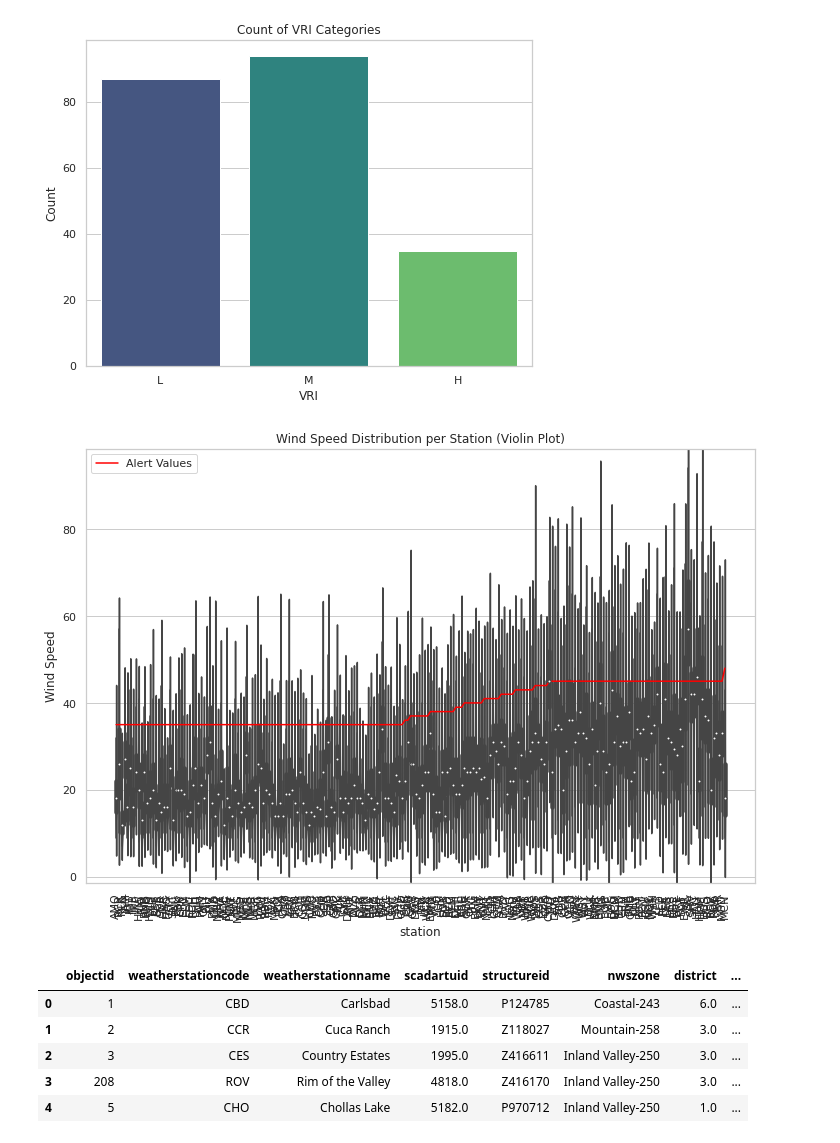
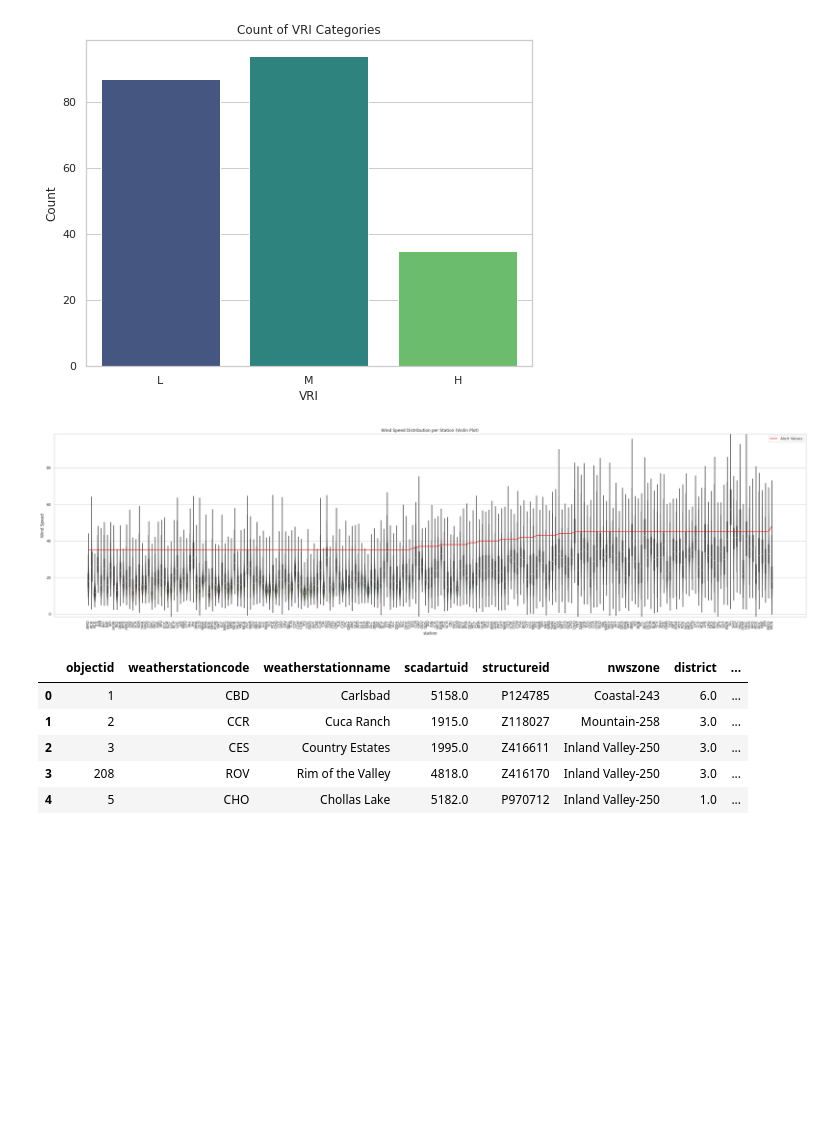
Before and after one commit to gkao25/dsc180a-wildfire, a Jupyter notebook: DSC_180A_Project1_Steven_Sahar.ipynb, the cells around one changed output. Saved outputs shown, nothing was run; the diff lists cells and outputs as text; code cells hidden in the pictures; blank space fills up the shorter version.

```diff
--- a/DSC_180A_Project1_Steven_Sahar.ipynb
+++ b/DSC_180A_Project1_Steven_Sahar.ipynb
@@ -220,26 +228,26 @@ plt.show()
 # %% [output]
 [figure]
 # %%
-plt.figure(figsize=(12, 8))
+plt.figure(figsize=(40, 10))
 
 #Sort station by ascending alert values
 station_summary_sorted = station_summary_snapshot.sort_values(by='alert')
 sorted_stations = station_summary_sorted['station'].values
 
 # Set the x-axis order based on the sorted stations
 sns.violinplot(x='station', y='wind_speed', data=windspeed_snapshot, order=sorted_stations)
 
 # Plot the alert values
 plt.plot(sorted_stations, station_summary_sorted['alert'].values,
          marker='', color='red', label='Alert Values')
 
 plt.xticks(rotation=90)
 plt.ylabel('Wind Speed')
 plt.title('Wind Speed Distribution per Station (Violin Plot)')
 plt.legend()
 plt.show()
 # %% [output]
-[figure, old version]
+[figure, new version]
 # %%
 merged_weather_station = gis_weather_station.merge(station_summary_snapshot, left_on='weatherstationcode', right_on='station').drop(columns=['station'])
 merged_weather_station.head()
```
Also changed, not shown: parts of 16 cells of this notebook, 2 other files.
